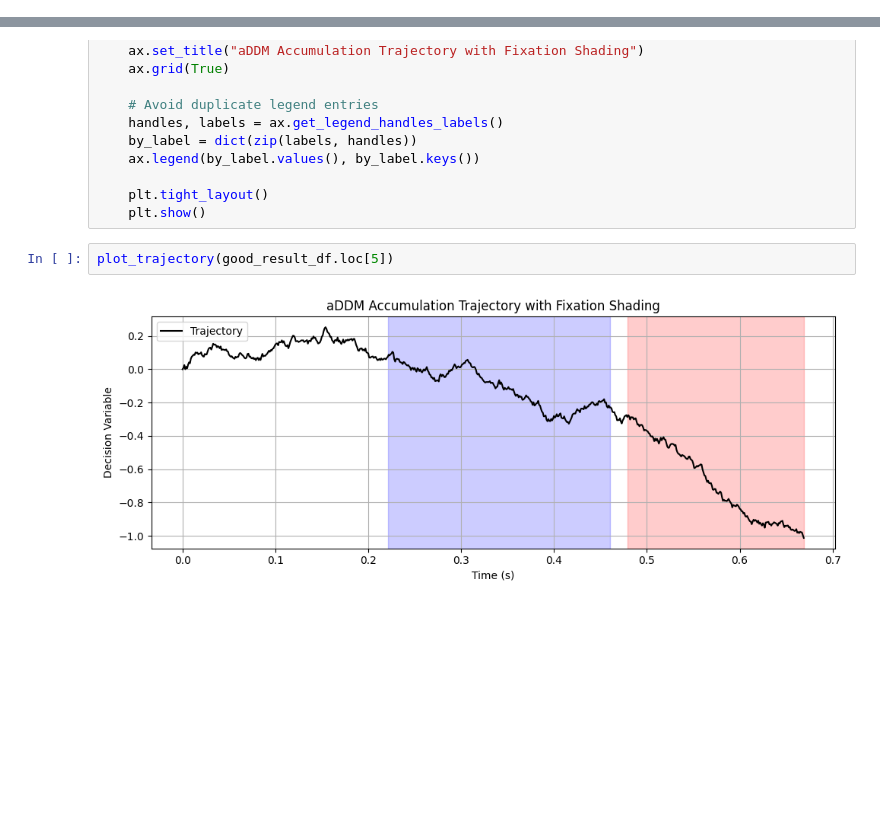
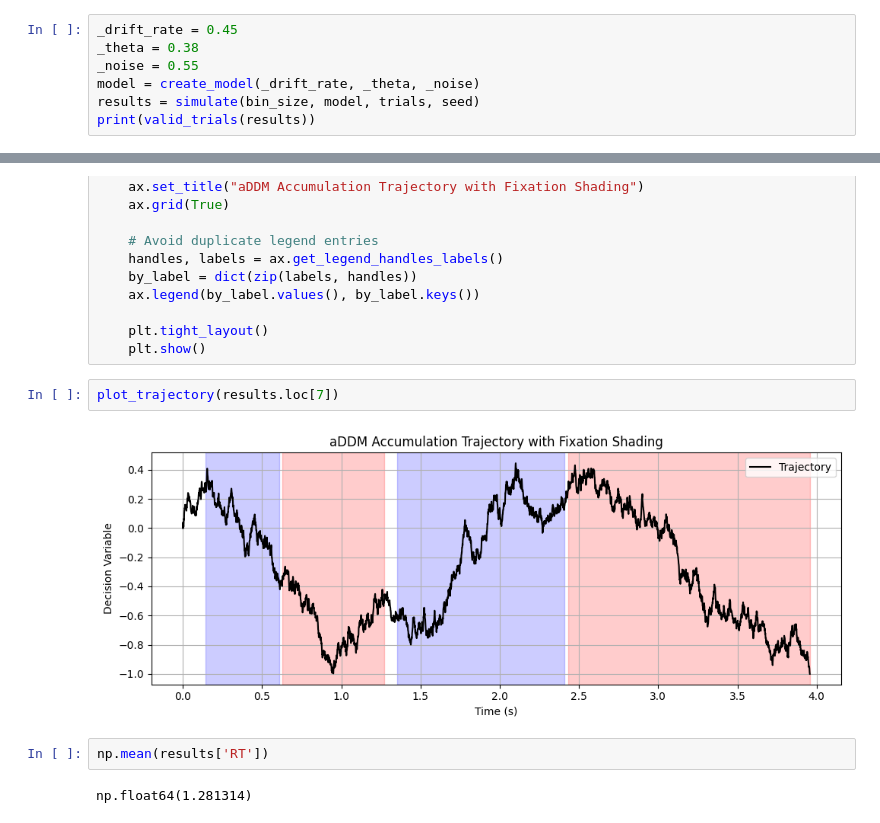
Before and after one commit to Hehesh/DDM, a Jupyter notebook: parameter_recovery.ipynb, the cells around one changed output, grey strips where cells are left out. Drawn from its saved outputs; the diff is of its cells as text; blank space fills up the shorter version.

Commit message:
Model-free analysis completed

```diff
--- a/parameter_recovery.ipynb
+++ b/parameter_recovery.ipynb
@@ -289,3 +289,10 @@ Parameter combination drift rate: 1.5, noise: 0.3 results in timeout
 Parameter combination drift rate: 0.5, noise: 0.39999999999999997 results in timeout
 Parameter combination drift rate: 0.5, noise: 0.5 results in timeout
 [figure]
+# %%
+_drift_rate = 0.45
+_theta = 0.38
+_noise = 0.55
+model = create_model(_drift_rate, _theta, _noise)
+results = simulate(bin_size, model, trials, seed)
+print(valid_trials(results))
@@ -336,6 +345,10 @@ def plot_trajectory(trial):
     plt.tight_layout()
     plt.show()
 # %%
-plot_trajectory(good_result_df.loc[5])
+plot_trajectory(results.loc[7])
 # %% [output]
-[figure, old version]
+[figure, new version]
+# %%
+np.mean(results['RT'])
+# %% [output]
+np.float64(1.281314)
```
Also changed, not shown: parts of 1 cell of this notebook, 2 other files.
